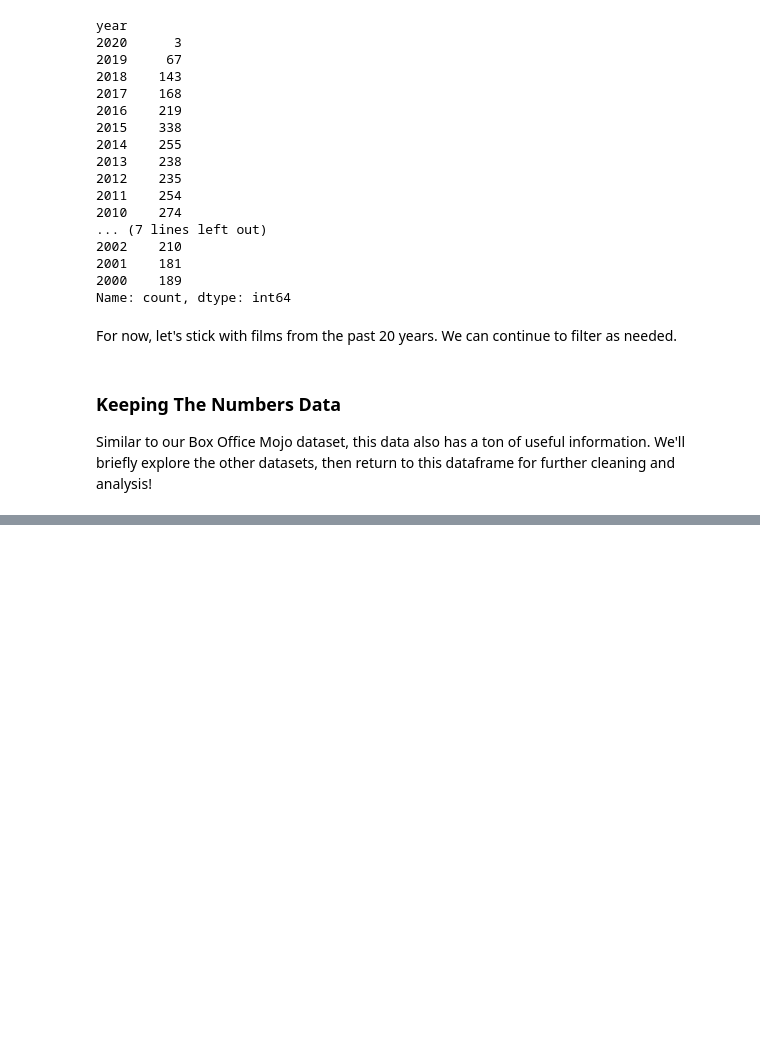
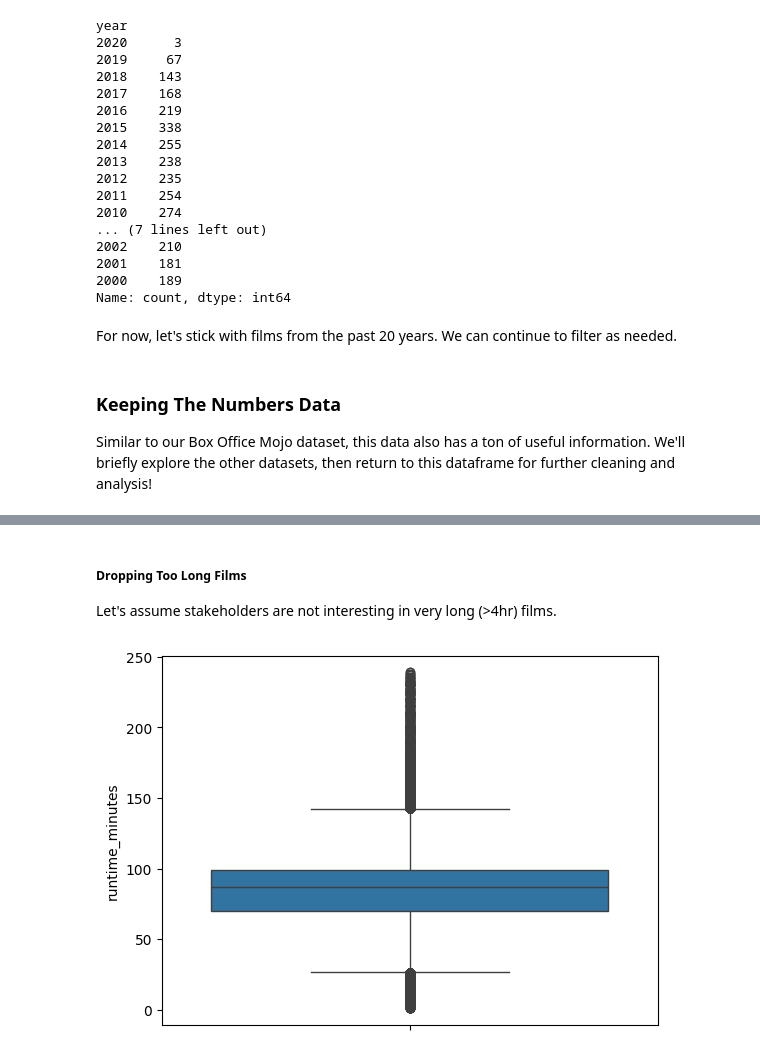
Before and after one commit to emmascotson/Movie-Data-Analysis, a Jupyter notebook: notebooks/exploratory.ipynb, the cells around one changed output, grey strips where cells are left out. Saved outputs shown, nothing was run; the diff lists cells and outputs as text; code cells hidden in the pictures; blank space fills up the shorter version.

```diff
--- a/notebooks/exploratory.ipynb
+++ b/notebooks/exploratory.ipynb
@@ -480,0 +644,7 @@ Similar to our Box Office Mojo dataset, this data also has a ton of useful infor
+# %% [markdown]
+##### Dropping Too Long Films
+Let's assume stakeholders are not interesting in very long (>4hr) films.
+# %%
+sns.boxplot(movie_basics_df.query('runtime_minutes < 240').runtime_minutes);
+# %% [output]
+[figure, added]
```
Also changed, not shown: parts of 100 cells of this notebook, 1 other file.
